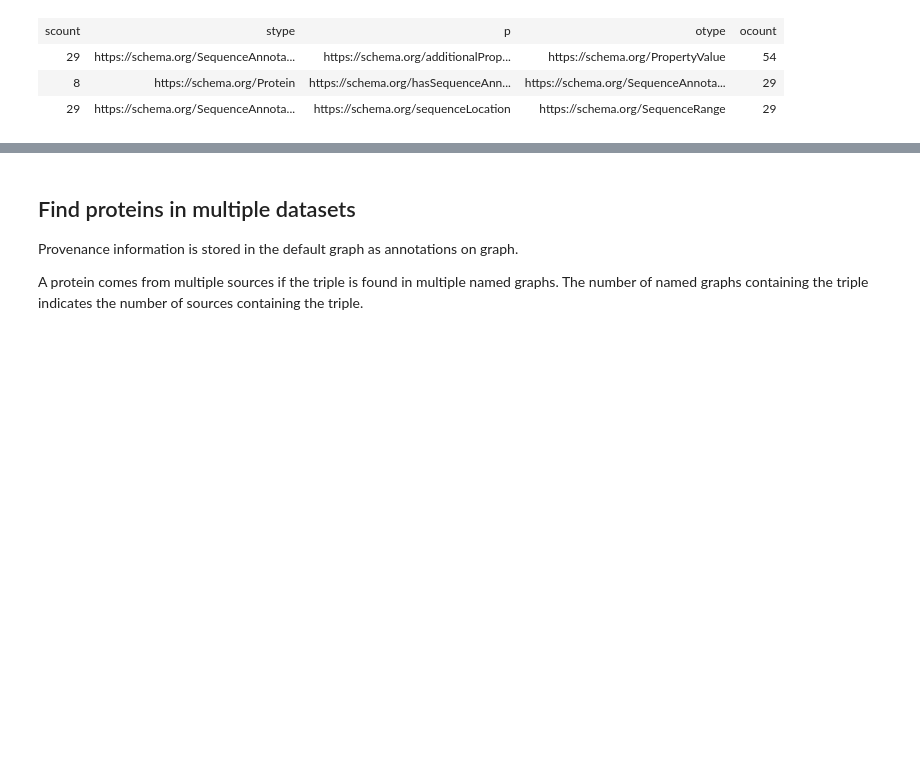
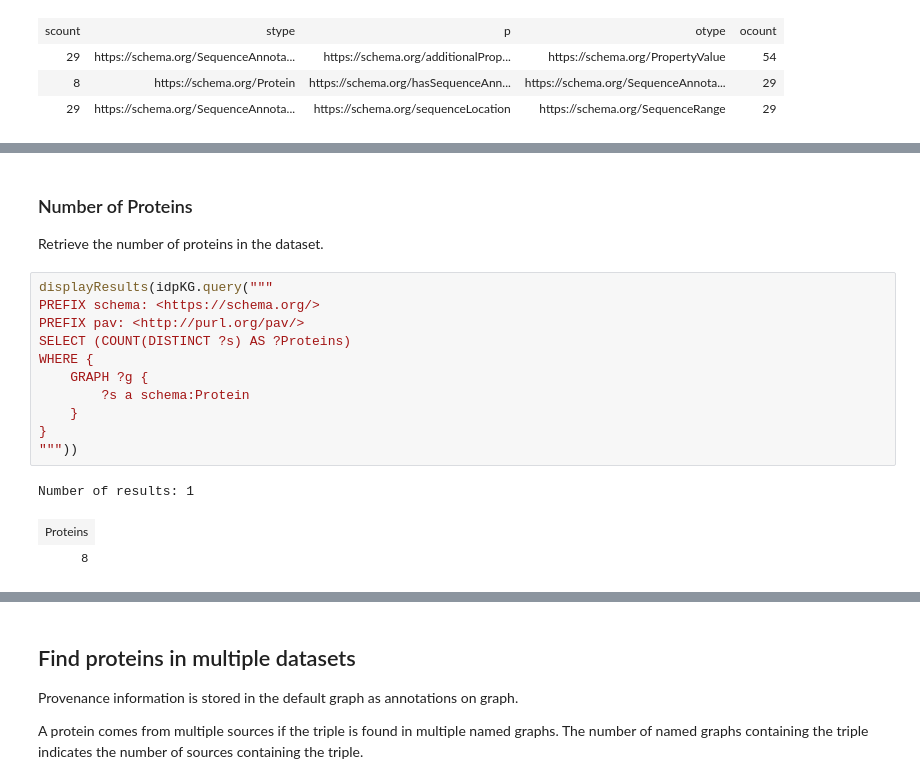
Before and after one commit to ivanmicetic/IDP-KG, a Jupyter notebook: notebooks/AnalysisQueries.ipynb, the cells around one changed output, grey strips where cells are left out. Cells and saved outputs as stored; diff of their text form; blank space fills up the shorter version.

```diff
--- a/notebooks/AnalysisQueries.ipynb
+++ b/notebooks/AnalysisQueries.ipynb
@@ -354,0 +359,18 @@ Number of results: 3
+# %% [markdown]
+### Number of Proteins
+Retrieve the number of proteins in the dataset.
+# %%
+displayResults(idpKG.query("""
+PREFIX schema: <https://schema.org/>
+PREFIX pav: <http://purl.org/pav/>
+SELECT (COUNT(DISTINCT ?s) AS ?Proteins)
+WHERE {
+    GRAPH ?g {
+        ?s a schema:Protein
+    }
+}
+"""))
+# %% [output]
+Number of results: 1
+| Proteins |
+| 8 |
```
Also changed, not shown: parts of 3 cells of this notebook.
